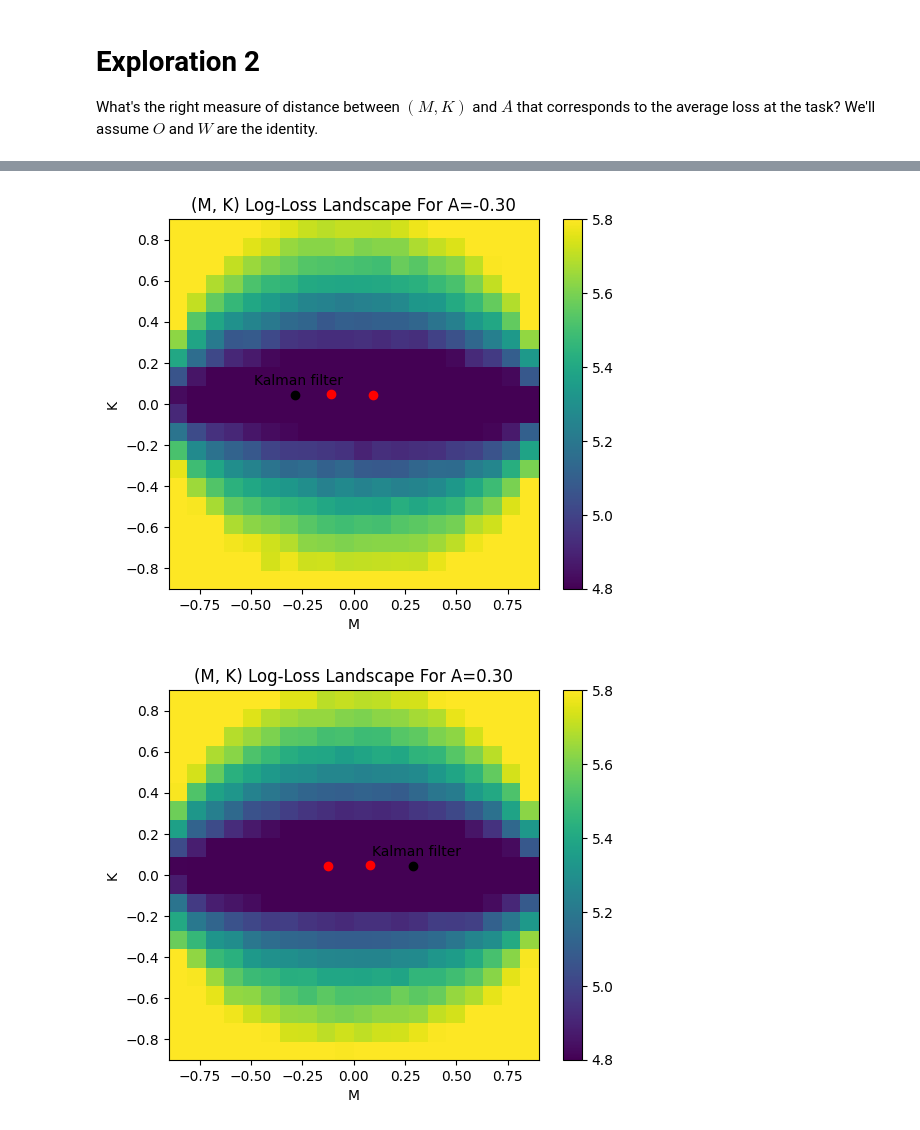
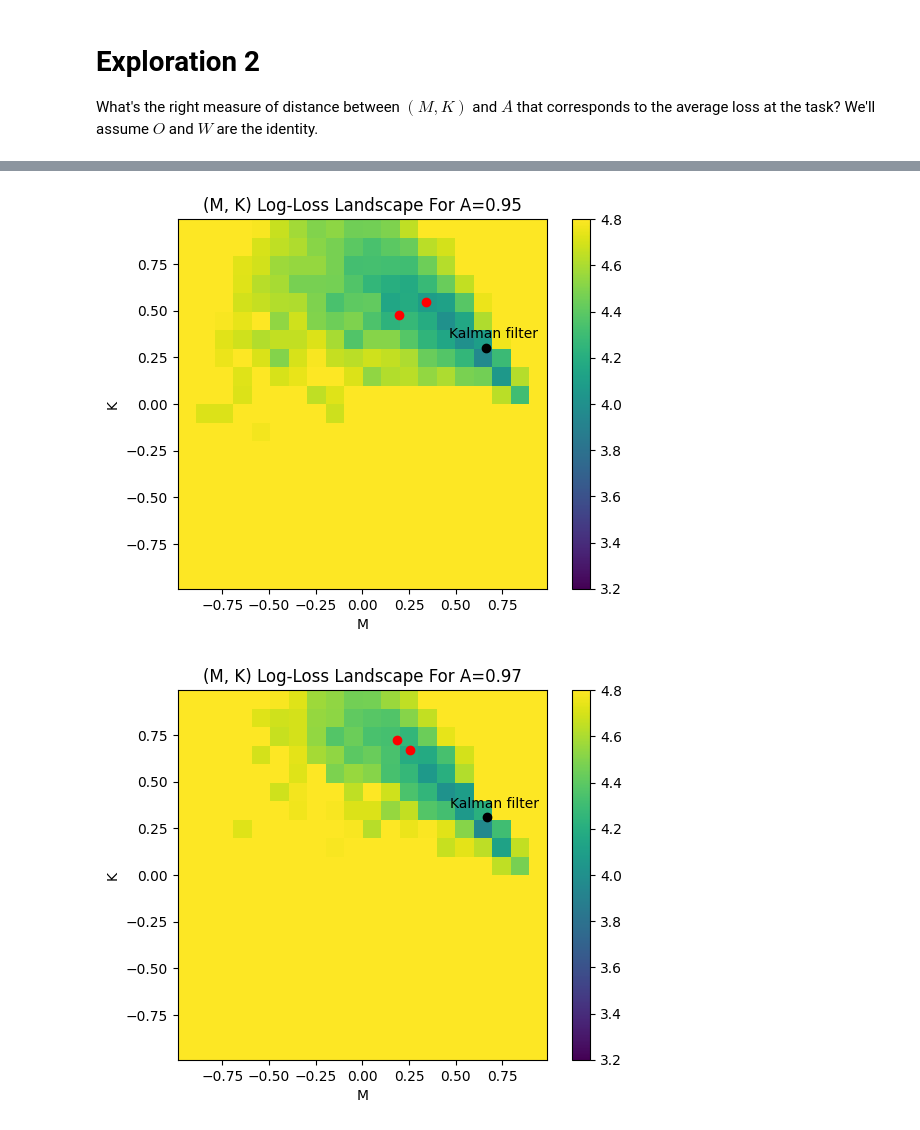
Before and after one commit to Kroiririoroirkk/cmu-project, a Jupyter notebook: LDS_exploration.ipynb, the cells around one changed output, grey strips where cells are left out. Drawn from its saved outputs; the diff is of its cells as text; code cells hidden in the pictures.

```diff
--- a/LDS_exploration.ipynb
+++ b/LDS_exploration.ipynb
@@ -181,27 +181,30 @@ def create_1d_process(rng, A):
     sigma_process = 10
     Sigma_process = (sigma_process**2)*np.eye(1)
     O = np.array([[1]])
-    sigma_obs = 50
+    sigma_obs = 25
     Sigma_obs = (sigma_obs**2)*np.eye(1)
     num_steps = 100
     return HMProcess(rng, A, x0, Sigma_process, O, Sigma_obs, num_steps)
 
 batch_size = 5
-num_a_ticks = 4
+num_a_ticks = 5
 num_ticks = 20
-amk_range = 0.9
+a_vals = np.array([0.93, 0.95, 0.97])
+num_a_ticks = a_vals.shape[0]
+mk_range = 0.99
 num_trials_per = 40
 W = np.array([[1]])
+start_from = 5
 # %%
 def find_nn_values_A_M_K(num_nns=2):
     mks = np.zeros((num_a_ticks,num_nns,2))
 
-    for i, a_ in enumerate(np.linspace(-1*amk_range,amk_range,num_a_ticks)):
+    for i, a_ in enumerate(a_vals):
         A = np.array([[a_]])
         for j in tqdm.tqdm(range(num_nns)):
             proc = create_1d_process(rng, A)
             nn = NeuralNet(0.1*mk_rand_matrix(rng, n=1), 0.1*mk_rand_matrix(rng, n=1), np.eye(1), proc.x0)
-            nn.train_until_converge(5e-7, 1000, num_trials_per, proc,
+            nn.train_until_converge(5e-7, 200, num_trials_per, proc, start_from,
                                     print_loss=False, progress_bar=False)
             mks[i,j,0] = nn.M[0,0]
             mks[i,j,1] = nn.K[0,0]
@@ -214,26 +217,26 @@ mks = find_nn_values_A_M_K()
 def test_A_M_K_loss_landscape():
     losses = np.zeros((num_a_ticks,num_ticks,num_ticks))
 
-    for i1, a_ in tqdm.tqdm(enumerate(np.linspace(-1*amk_range,amk_range,num_a_ticks)), total=num_a_ticks):
-        for i2, m_ in enumerate(np.linspace(-1*amk_range,amk_range,num_ticks)):
-            for i3, k_ in enumerate(np.linspace(-1*amk_range,amk_range,num_ticks)):
+    for i1, a_ in tqdm.tqdm(enumerate(a_vals), total=num_a_ticks):
+        for i2, m_ in enumerate(np.linspace(-1*mk_range,mk_range,num_ticks)):
+            for i3, k_ in enumerate(np.linspace(-1*mk_range,mk_range,num_ticks)):
                 A = np.array([[a_]])
                 M = np.array([[m_]])
                 K = np.array([[k_]])
                 proc = create_1d_process(rng, A)
                 nn = NeuralNet(M, K, W, proc.x0)
-                Ls = nn.batch_test(batch_size, proc)
+                Ls = nn.batch_test(batch_size, proc, start_from)
                 losses[i1,i2,i3] = np.mean(Ls)
 
     return losses
 
 losses = test_A_M_K_loss_landscape()
 # %%
-norm = matplotlib.colors.Normalize(4.8, 5.8)
-for i1, a_ in enumerate(np.linspace(-1*amk_range,amk_range,num_a_ticks)):
+norm = matplotlib.colors.Normalize(3.2, 4.8)
+for i1, a_ in enumerate(a_vals):
 
     # Loss landscape
-    c = plt.imshow(np.log10(losses[i1].T), origin='lower', extent=(-1*amk_range,amk_range,-1*amk_range,amk_range), norm=norm)
+    c = plt.imshow(np.log10(losses[i1].T), origin='lower', extent=(-1*mk_range,mk_range,-1*mk_range,mk_range), norm=norm)
     plt.xlabel('M')
     plt.ylabel('K')
 
@@ -249,8 +252,8 @@ for i1, a_ in enumerate(np.linspace(-1*amk_range,amk_range,num_a_ticks)):
     plt.scatter(mks[i1,:,0], mks[i1,:,1], color='red', marker='o')
 
     plt.title(f'(M, K) Log-Loss Landscape For A={a_:.2f}')
-    plt.xlim(-1*amk_range, amk_range)
-    plt.ylim(-1*amk_range, amk_range)
+    plt.xlim(-1*mk_range, mk_range)
+    plt.ylim(-1*mk_range, mk_range)
     plt.colorbar(c)
     plt.show()
 # %% [output]
@@ -258,2 +261,2 @@ for i1, a_ in enumerate(np.linspace(-1*amk_range,amk_range,num_a_ticks)):
-[figure, old version]
+[figure, new version]
-[figure, old version]
+[figure, new version]
```
Also changed, not shown: parts of 4 cells of this notebook, 2 other files.
